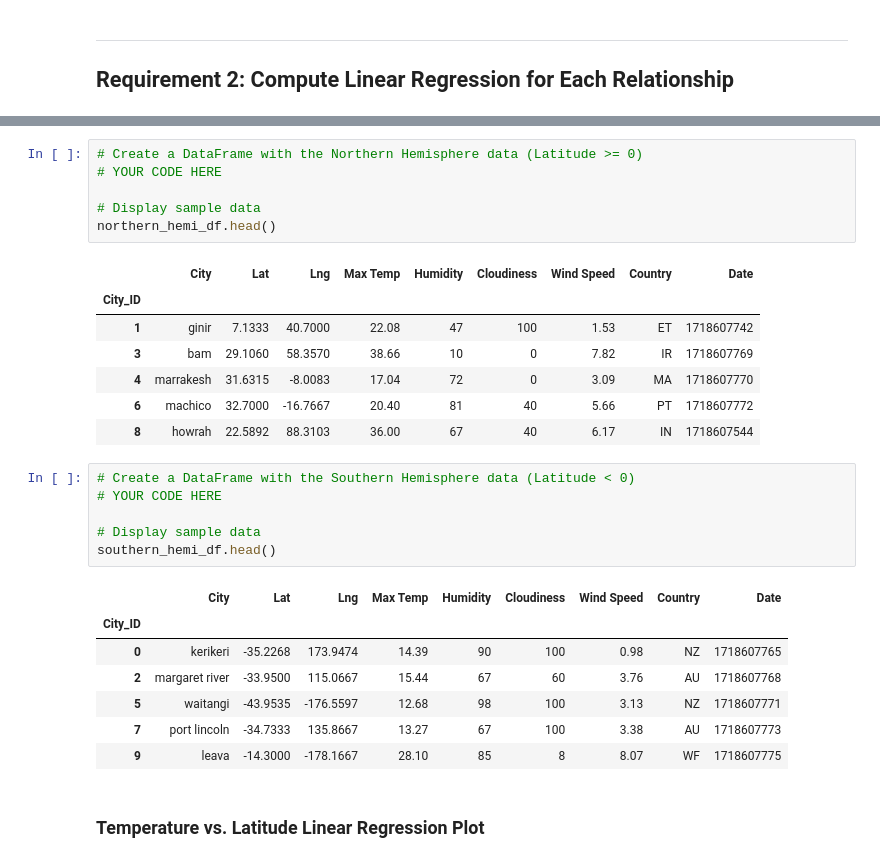
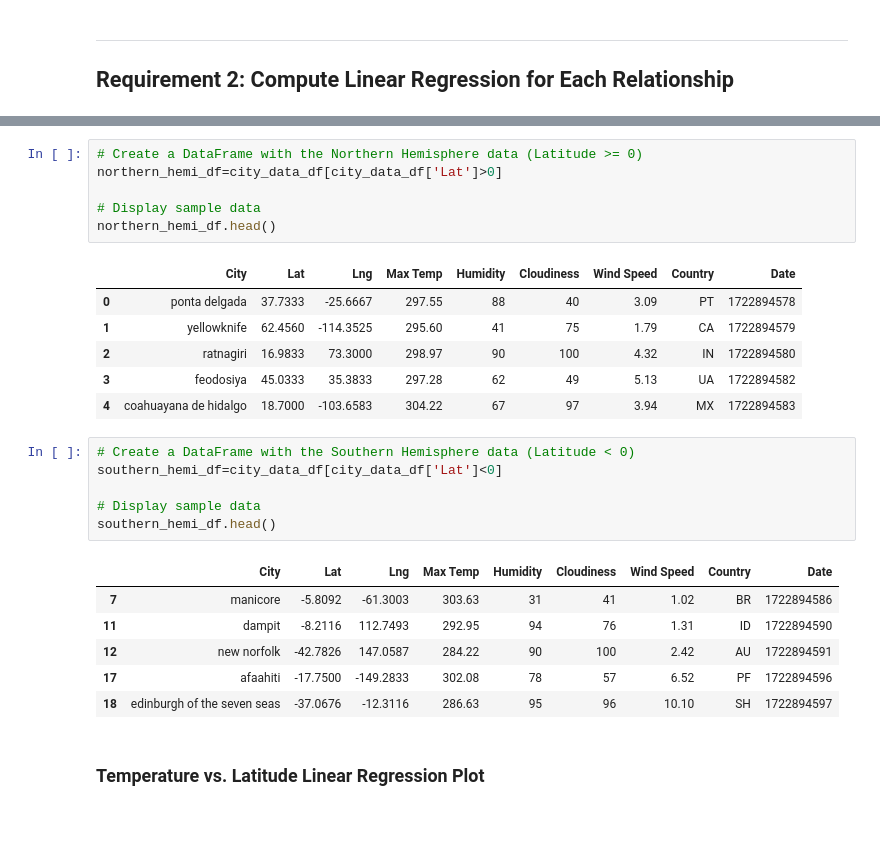
Before and after one commit to JT-Turner/python-api-challenge, a Jupyter notebook: WeatherPy/Starter_Code/WeatherPy_2.ipynb, the cells around one changed output, grey strips where cells are left out. Saved outputs shown, nothing was run; the diff lists cells and outputs as text; blank space fills up the shorter version.

```diff
--- a/WeatherPy/Starter_Code/WeatherPy_2.ipynb
+++ b/WeatherPy/Starter_Code/WeatherPy_2.ipynb
@@ -262,31 +293,29 @@ plt.show()
 # %%
 # Create a DataFrame with the Northern Hemisphere data (Latitude >= 0)
-# YOUR CODE HERE
+northern_hemi_df=city_data_df[city_data_df['Lat']>0]
 
 # Display sample data
 northern_hemi_df.head()
 # %% [output]
 |  | City | Lat | Lng | Max Temp | Humidity | Cloudiness | Wind Speed | Country | Date |
-| City_ID |  |  |  |  |  |  |  |  |  |
-| 1 | ginir | 7.1333 | 40.7000 | 22.08 | 47 | 100 | 1.53 | ET | 1718607742 |
-| 3 | bam | 29.1060 | 58.3570 | 38.66 | 10 | 0 | 7.82 | IR | 1718607769 |
-| 4 | marrakesh | 31.6315 | -8.0083 | 17.04 | 72 | 0 | 3.09 | MA | 1718607770 |
-| 6 | machico | 32.7000 | -16.7667 | 20.40 | 81 | 40 | 5.66 | PT | 1718607772 |
-| 8 | howrah | 22.5892 | 88.3103 | 36.00 | 67 | 40 | 6.17 | IN | 1718607544 |
+| 0 | ponta delgada | 37.7333 | -25.6667 | 297.55 | 88 | 40 | 3.09 | PT | 1722894578 |
+| 1 | yellowknife | 62.4560 | -114.3525 | 295.60 | 41 | 75 | 1.79 | CA | 1722894579 |
+| 2 | ratnagiri | 16.9833 | 73.3000 | 298.97 | 90 | 100 | 4.32 | IN | 1722894580 |
+| 3 | feodosiya | 45.0333 | 35.3833 | 297.28 | 62 | 49 | 5.13 | UA | 1722894582 |
+| 4 | coahuayana de hidalgo | 18.7000 | -103.6583 | 304.22 | 67 | 97 | 3.94 | MX | 1722894583 |
 # %%
 # Create a DataFrame with the Southern Hemisphere data (Latitude < 0)
-# YOUR CODE HERE
+southern_hemi_df=city_data_df[city_data_df['Lat']<0]
 
 # Display sample data
 southern_hemi_df.head()
 # %% [output]
 |  | City | Lat | Lng | Max Temp | Humidity | Cloudiness | Wind Speed | Country | Date |
-| City_ID |  |  |  |  |  |  |  |  |  |
-| 0 | kerikeri | -35.2268 | 173.9474 | 14.39 | 90 | 100 | 0.98 | NZ | 1718607765 |
-| 2 | margaret river | -33.9500 | 115.0667 | 15.44 | 67 | 60 | 3.76 | AU | 1718607768 |
-| 5 | waitangi | -43.9535 | -176.5597 | 12.68 | 98 | 100 | 3.13 | NZ | 1718607771 |
-| 7 | port lincoln | -34.7333 | 135.8667 | 13.27 | 67 | 100 | 3.38 | AU | 1718607773 |
-| 9 | leava | -14.3000 | -178.1667 | 28.10 | 85 | 8 | 8.07 | WF | 1718607775 |
+| 7 | manicore | -5.8092 | -61.3003 | 303.63 | 31 | 41 | 1.02 | BR | 1722894586 |
+| 11 | dampit | -8.2116 | 112.7493 | 292.95 | 94 | 76 | 1.31 | ID | 1722894590 |
+| 12 | new norfolk | -42.7826 | 147.0587 | 284.22 | 90 | 100 | 2.42 | AU | 1722894591 |
+| 17 | afaahiti | -17.7500 | -149.2833 | 302.08 | 78 | 57 | 6.52 | PF | 1722894596 |
+| 18 | edinburgh of the seven seas | -37.0676 | -12.3116 | 286.63 | 95 | 96 | 10.10 | SH | 1722894597 |
 # %% [markdown]
 ###  Temperature vs. Latitude Linear Regression Plot
 # %%
```
Also changed, not shown: parts of 27 cells of this notebook.
